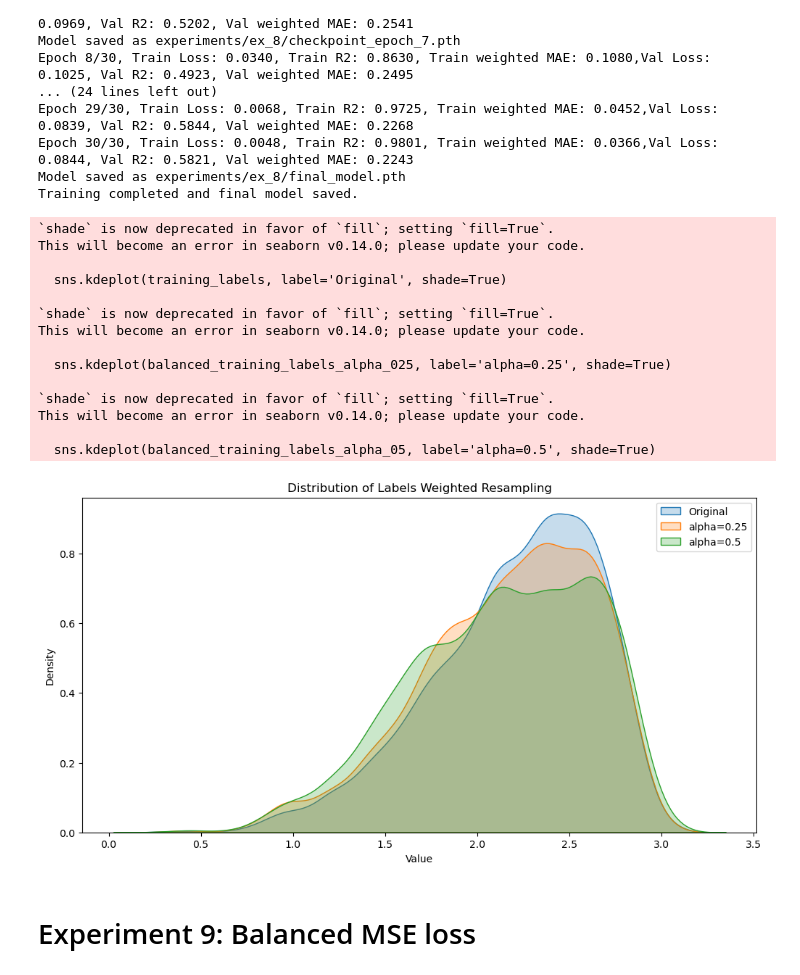
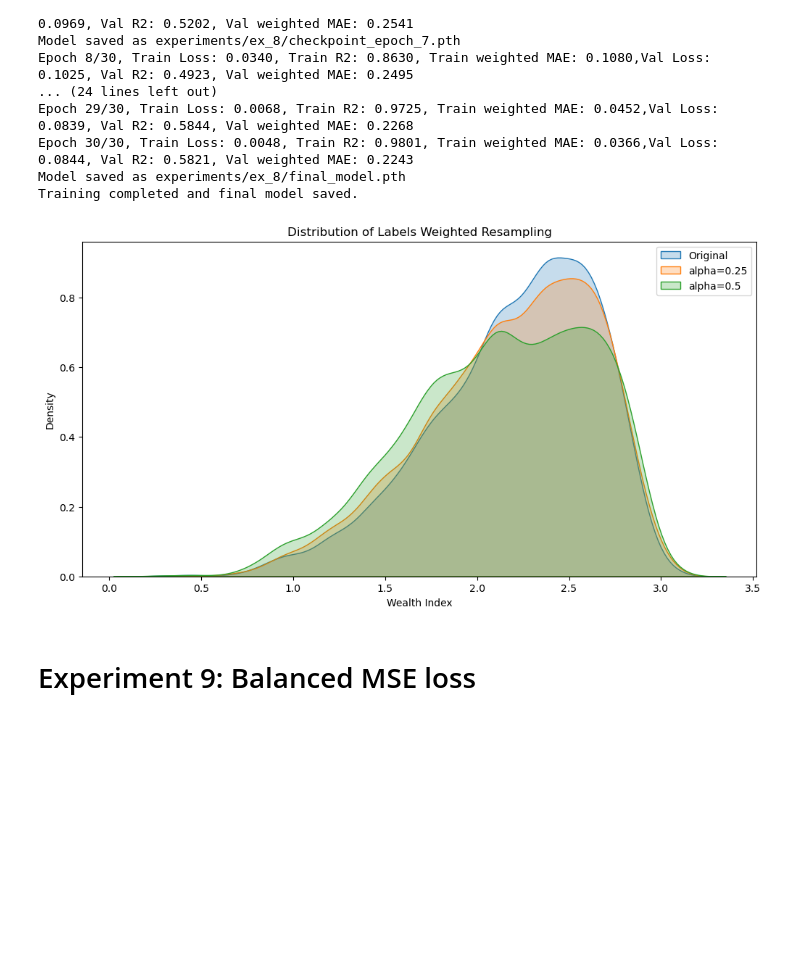
Before and after one commit to lhmtrinh/Remote-Sensing-Wealth-Index, a Jupyter notebook: main.ipynb, the cells around one changed output. Saved outputs shown, nothing was run; the diff lists cells and outputs as text; code cells hidden in the pictures; blank space fills up the shorter version.

```diff
--- a/main.ipynb
+++ b/main.ipynb
@@ -249,0 +252,23 @@ Training completed and final model saved.
+# %%
+dense_weight_model = DenseWeight(0.25)
+dense_weight_model.fit(training_labels)
+weights_025 = dense_weight_model.dense_weight(np.sort(training_labels))
+
+dense_weight_model = DenseWeight(0.5)
+dense_weight_model.fit(training_labels)
+weights_05 = dense_weight_model.dense_weight(np.sort(training_labels))
+
+plt.figure(figsize=(12, 6))
+
+# KDE plot of True Labels
+sns.kdeplot(training_labels, label='Training Distribution', fill=True)
+plt.plot(np.sort(training_labels), weights_025, label='alpha=0.25')
+plt.plot(np.sort(training_labels), weights_05, label='alpha=0.5')
+
+# Plot formatting
+plt.title('Weight of Training Samples')
+plt.xlabel('Wealth Index')
+plt.legend()
+
+# Show the plot
+plt.show()
@@ -319,53 +346,38 @@ Training completed and final model saved.
 dense_weight_model = DenseWeight(0.25)
 dense_weight_model.fit(training_labels)
 balanced_train_loader = create_dataloader(train_dataset, 64, dense_weight_model)
 balanced_training_labels_alpha_025 = []
 for _,_, label in balanced_train_loader:
     balanced_training_labels_alpha_025.extend(label.numpy())
 
 dense_weight_model = DenseWeight(0.5)
 dense_weight_model.fit(training_labels)
 balanced_train_loader = create_dataloader(train_dataset, 64, dense_weight_model)
 balanced_training_labels_alpha_05 = []
 for _,_, label in balanced_train_loader:
     balanced_training_labels_alpha_05.extend(label.numpy())
 
 
 # Set up the matplotlib figure
 # Set up the matplotlib figure
 plt.figure(figsize=(12, 6))
 
 # KDE plot of True Labels
-sns.kdeplot(training_labels, label='Original', shade=True)
-
+sns.kdeplot(training_labels, label='Original', fill=True)
 # KDE plot of distribution of resampling
-sns.kdeplot(balanced_training_labels_alpha_025, label='alpha=0.25', shade=True)
-sns.kdeplot(balanced_training_labels_alpha_05, label='alpha=0.5', shade=True)
+sns.kdeplot(balanced_training_labels_alpha_025, label='alpha=0.25', fill=True)
+sns.kdeplot(balanced_training_labels_alpha_05, label='alpha=0.5', fill=True)
 
 # Plot formatting
 plt.title('Distribution of Labels Weighted Resampling')
-plt.xlabel('Value')
+plt.xlabel('Wealth Index')
 plt.ylabel('Density')
 plt.legend()
 
 # Show the plot
 plt.show()
 # %% [output]
-`shade` is now deprecated in favor of `fill`; setting `fill=True`.
-This will become an error in seaborn v0.14.0; please update your code.
-
-  sns.kdeplot(training_labels, label='Original', shade=True)
-
-`shade` is now deprecated in favor of `fill`; setting `fill=True`.
-This will become an error in seaborn v0.14.0; please update your code.
-
-  sns.kdeplot(balanced_training_labels_alpha_025, label='alpha=0.25', shade=True)
-
-`shade` is now deprecated in favor of `fill`; setting `fill=True`.
-This will become an error in seaborn v0.14.0; please update your code.
-
-  sns.kdeplot(balanced_training_labels_alpha_05, label='alpha=0.5', shade=True)
-[figure, old version]
+[figure, new version]
 # %% [markdown]
 # Experiment 9: Balanced MSE loss
 # %%
```
Also changed, not shown: parts of 5 cells of this notebook, 2 other files.
